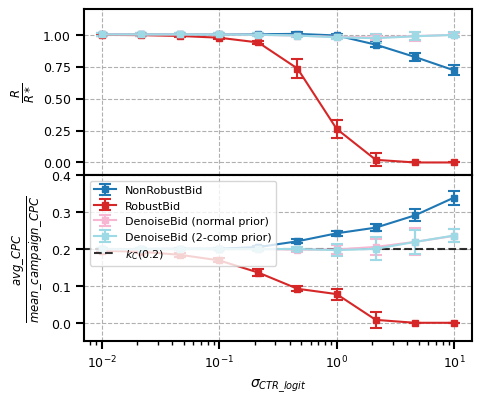
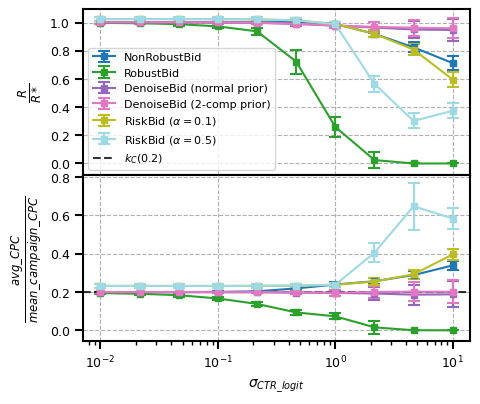
The notebook cell's code change between the first figure and the second:
--- before
+++ after
@@ -38,5 +38,5 @@
 axes[1].axhline(TARGET_CPC_PROPORTION, c="k", alpha=0.8, label="$k_C (0.2)$", linestyle="dashed", linewidth=1.5)
 
-axes[1].legend(frameon=True, fontsize=8, loc=2)
+# axes[0].legend(frameon=True, fontsize=8, loc=2)
 handles, labels = axes[1].get_legend_handles_labels()
 target_label = '$k_C (0.2)$'
@@ -50,7 +50,5 @@
     labels.append(l)
 
-axes[1].legend(handles, labels, frameon=True, fontsize=8, loc=2)
-axes[0].set_ylim(-0.1, 1.2)
-axes[1].set_ylim(-0.05, 0.4)
+axes[0].legend(handles, labels, frameon=True, fontsize=8, loc=3)
 
 plt.subplots_adjust(top=0.88, bottom=0.05)

Commit: add riskbid